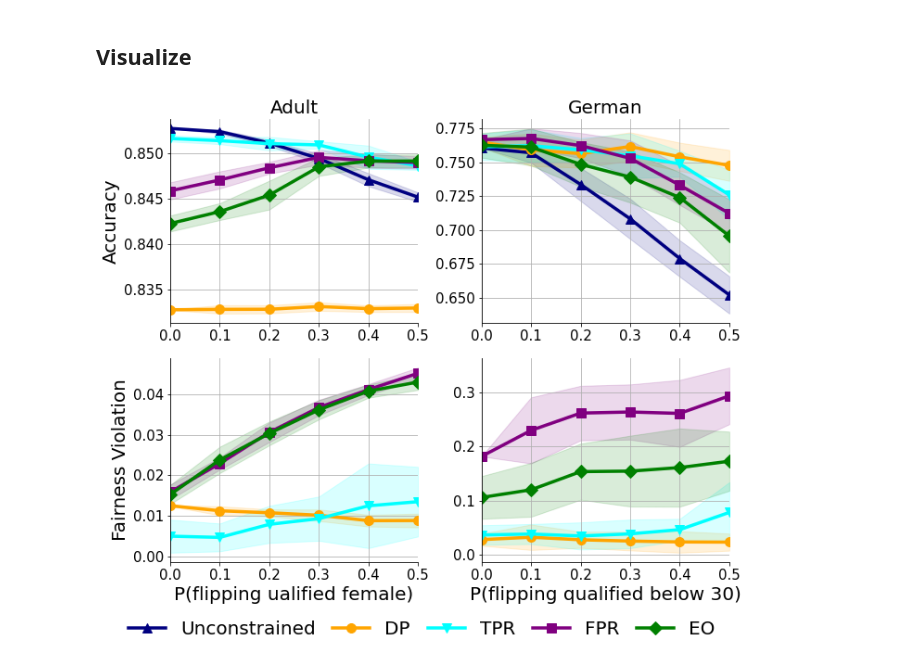
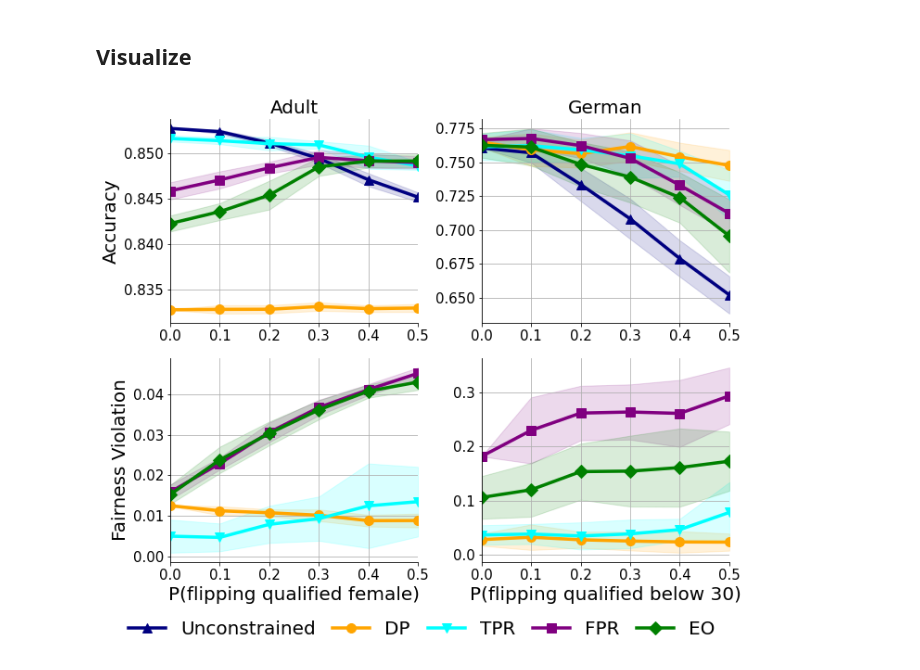
Before and after one commit to yl489/Social-Bias-Meets-Data-Bias, a Jupyter notebook: notebooks/adult_german_flip_qualified_disadvantaged_plots.ipynb, the cells around one changed output. Saved outputs shown, nothing was run; the diff lists cells and outputs as text; code cells hidden in the pictures.

```diff
--- a/notebooks/adult_german_flip_qualified_disadvantaged_plots.ipynb
+++ b/notebooks/adult_german_flip_qualified_disadvantaged_plots.ipynb
@@ -144,32 +144,32 @@ ax[1,1].fill_between(x, y1=(G_FPR_diff_mitigated_mu-G_FPR_diff_mitigated_std),
     y2=(G_FPR_diff_mitigated_mu+G_FPR_diff_mitigated_std), color='purple', alpha=alpha)
 ax[1,1].plot(x, G_EO_diff_mitigated_mu, label='EO', color='green', marker='D', markersize=ms)
 ax[1,1].fill_between(x, y1=(G_EO_diff_mitigated_mu-G_EO_diff_mitigated_std),
     y2=(G_EO_diff_mitigated_mu+G_EO_diff_mitigated_std), color='green', alpha=alpha)
 
 ax[0,0].spines['right'].set_visible(False)
 ax[0,0].spines['top'].set_visible(False)
 ax[1,0].spines['right'].set_visible(False)
 ax[1,0].spines['top'].set_visible(False)
 ax[0,1].spines['right'].set_visible(False)
 ax[0,1].spines['top'].set_visible(False)
 ax[1,1].spines['right'].set_visible(False)
 ax[1,1].spines['top'].set_visible(False)
 ax[0,0].set_xlim(0,0.5)
 ax[0,0].grid()
 ax[1,0].set_xlim(0,0.5)
 ax[1,0].grid()
 ax[0,1].set_xlim(0,0.5)
 ax[0,1].grid()
 ax[1,1].set_xlim(0,0.5)
 ax[1,1].grid()
 ax[0,0].set_title('Adult', fontsize=fs)
 ax[0,1].set_title('German', fontsize=fs)
 ax[0,0].set_ylabel('Accuracy', fontsize=fs)
 ax[1,0].set_ylabel('Fairness Violation', fontsize=fs)
-ax[1,0].set_xlabel('P(flipping ualified female)', fontsize=fs)
+ax[1,0].set_xlabel('P(flipping qualified female)', fontsize=fs)
 ax[1,1].set_xlabel('P(flipping qualified below 30)', fontsize=fs)
 fig.legend(bbox_to_anchor=(0.05,-0.05,0.9,0.2), loc="lower left",
     mode="expand", borderaxespad=0, ncol=5,frameon=False, fontsize=fs)
 plt.tight_layout()
 # %% [output]
-[figure, old version]
+[figure, new version]
```
